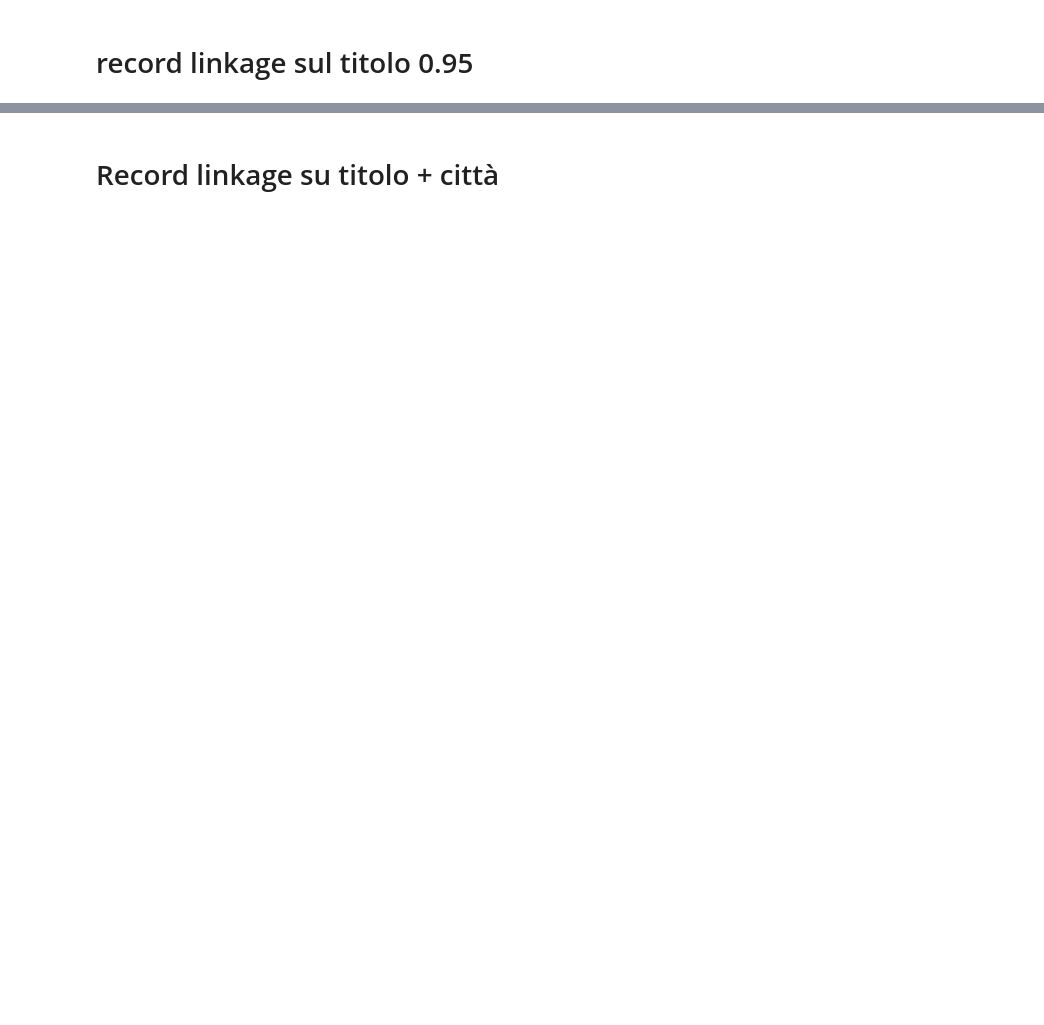
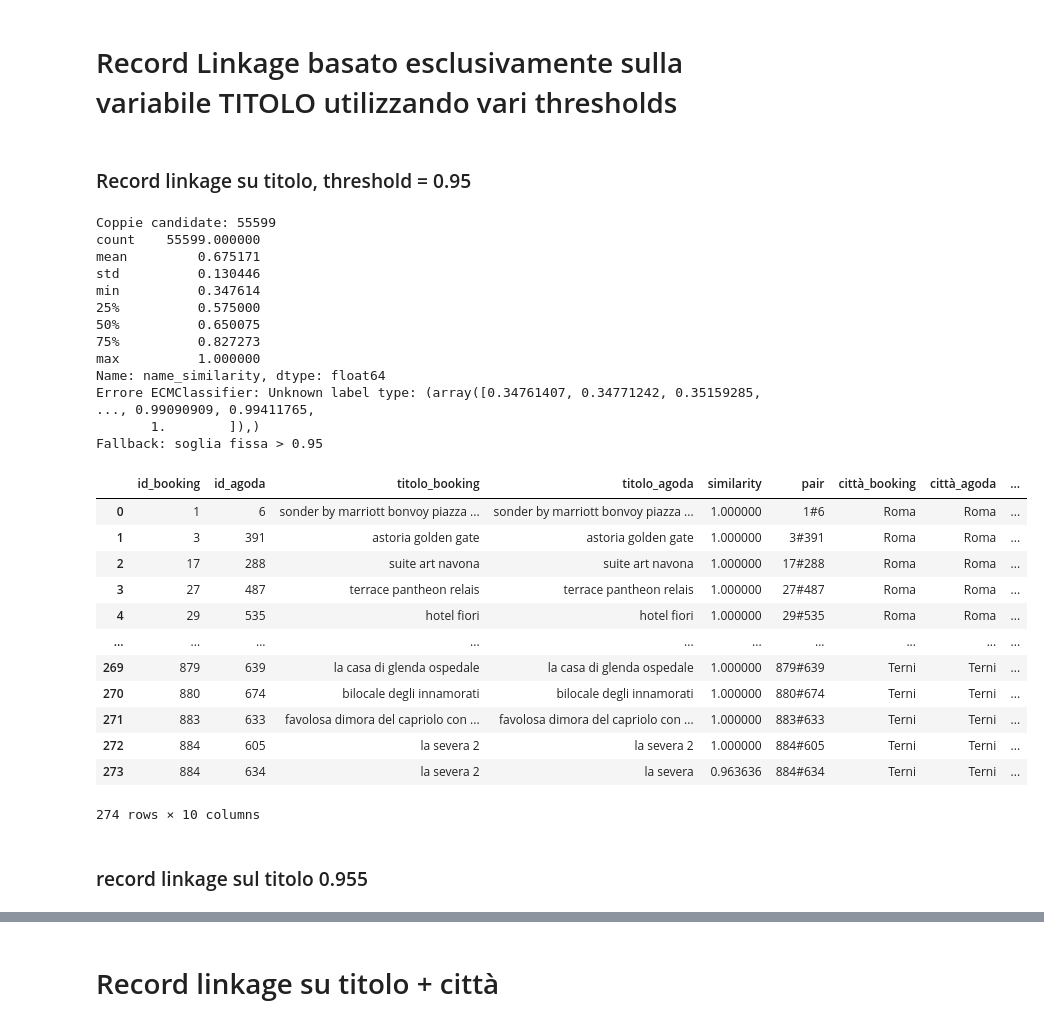
Before and after one commit to mattiamanna2203/RecordLinkage, a Jupyter notebook: RecordLinkage.ipynb, the cells around one changed output, grey strips where cells are left out. Drawn from its saved outputs; the diff is of its cells as text; code cells hidden in the pictures; blank space fills up the shorter version.

```diff
--- a/RecordLinkage.ipynb
+++ b/RecordLinkage.ipynb
@@ -29,2 +31,40 @@ booking_reduced = pd.read_csv(f"{path_data_product}/booking.csv")
+# %% [markdown]
+# Record Linkage basato esclusivamente sulla variabile TITOLO utilizzando vari thresholds
+# %% [markdown]
+### Record linkage su titolo, threshold = 0.95
+# %%
+output_095 = record_linkage_title(dataframe_1=agoda.copy(),     #.copy() fondamentale. Essendo i pd.DataFrame() mutable si potrebbero creare errori.
+                                                         # Infatti senza .copy() agoda subirebbe le modifiche fatte dentro la funzione
+                                 dataframe_2= booking.copy(),
+                                 soglia = 0.95
+                                 )
+display(output_095)
+# %% [output]
+Coppie candidate: 55599
+count    55599.000000
+mean         0.675171
+std          0.130446
+min          0.347614
+25%          0.575000
+50%          0.650075
+75%          0.827273
+max          1.000000
+Name: name_similarity, dtype: float64
+Errore ECMClassifier: Unknown label type: (array([0.34761407, 0.34771242, 0.35159285, ..., 0.99090909, 0.99411765,
+       1.        ]),)
+Fallback: soglia fissa > 0.95
+|  | id_booking | id_agoda | titolo_booking | titolo_agoda | similarity | pair | città_booking | città_agoda | ... |
+| 0 | 1 | 6 | sonder by marriott bonvoy piazza ... | sonder by marriott bonvoy piazza ... | 1.000000 | 1#6 | Roma | Roma | ... |
+| 1 | 3 | 391 | astoria golden gate | astoria golden gate | 1.000000 | 3#391 | Roma | Roma | ... |
+| 2 | 17 | 288 | suite art navona | suite art navona | 1.000000 | 17#288 | Roma | Roma | ... |
+| 3 | 27 | 487 | terrace pantheon relais | terrace pantheon relais | 1.000000 | 27#487 | Roma | Roma | ... |
+| 4 | 29 | 535 | hotel fiori | hotel fiori | 1.000000 | 29#535 | Roma | Roma | ... |
+| ... | ... | ... | ... | ... | ... | ... | ... | ... | ... |
+| 269 | 879 | 639 | la casa di glenda ospedale | la casa di glenda ospedale | 1.000000 | 879#639 | Terni | Terni | ... |
+| 270 | 880 | 674 | bilocale degli innamorati | bilocale degli innamorati | 1.000000 | 880#674 | Terni | Terni | ... |
+| 271 | 883 | 633 | favolosa dimora del capriolo con ... | favolosa dimora del capriolo con ... | 1.000000 | 883#633 | Terni | Terni | ... |
+| 272 | 884 | 605 | la severa 2 | la severa 2 | 1.000000 | 884#605 | Terni | Terni | ... |
+| 273 | 884 | 634 | la severa 2 | la severa | 0.963636 | 884#634 | Terni | Terni | ... |
+274 rows × 10 columns
 # %% [markdown]
-# record linkage sul titolo 0.95
+### record linkage sul titolo 0.955
```
Also changed, not shown: parts of 35 cells of this notebook, 4 other files.
